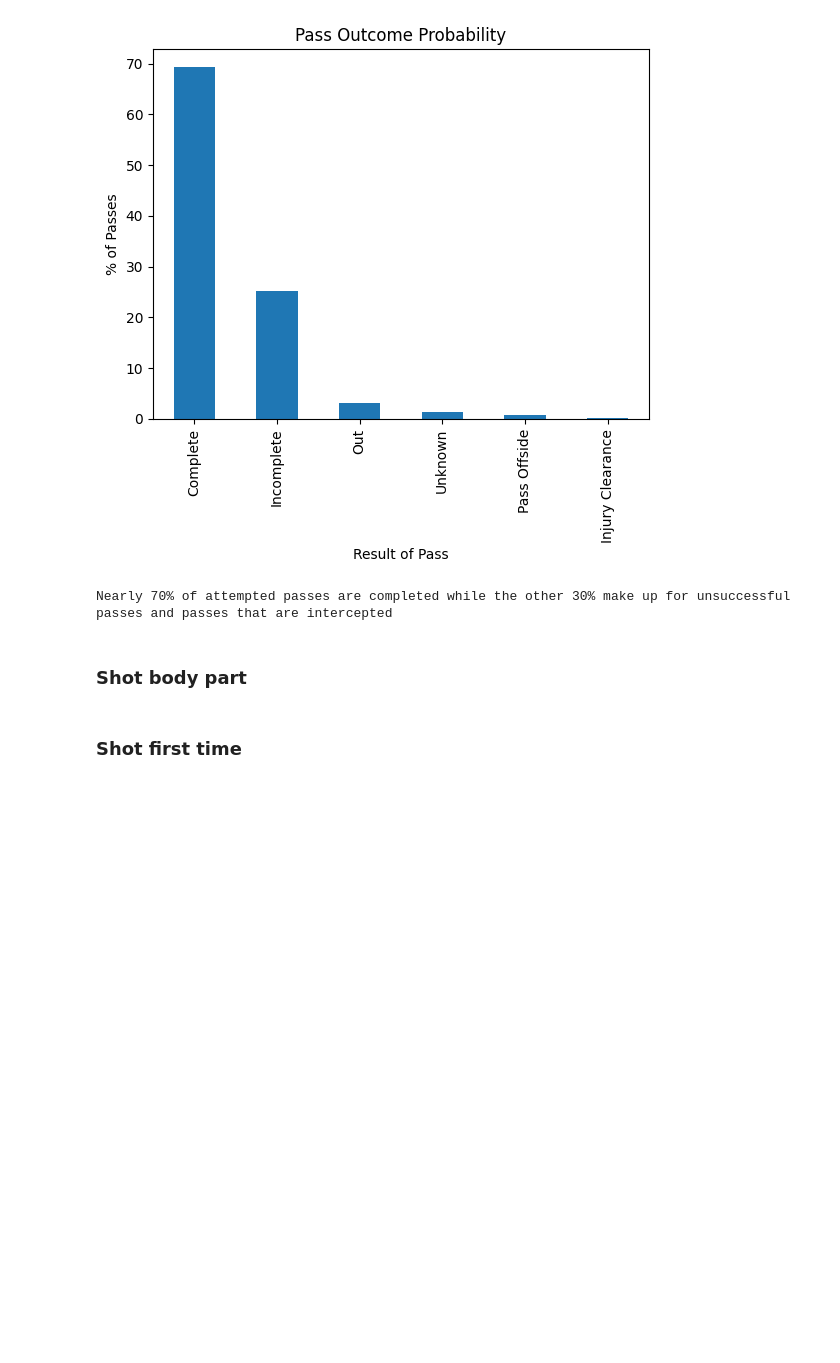
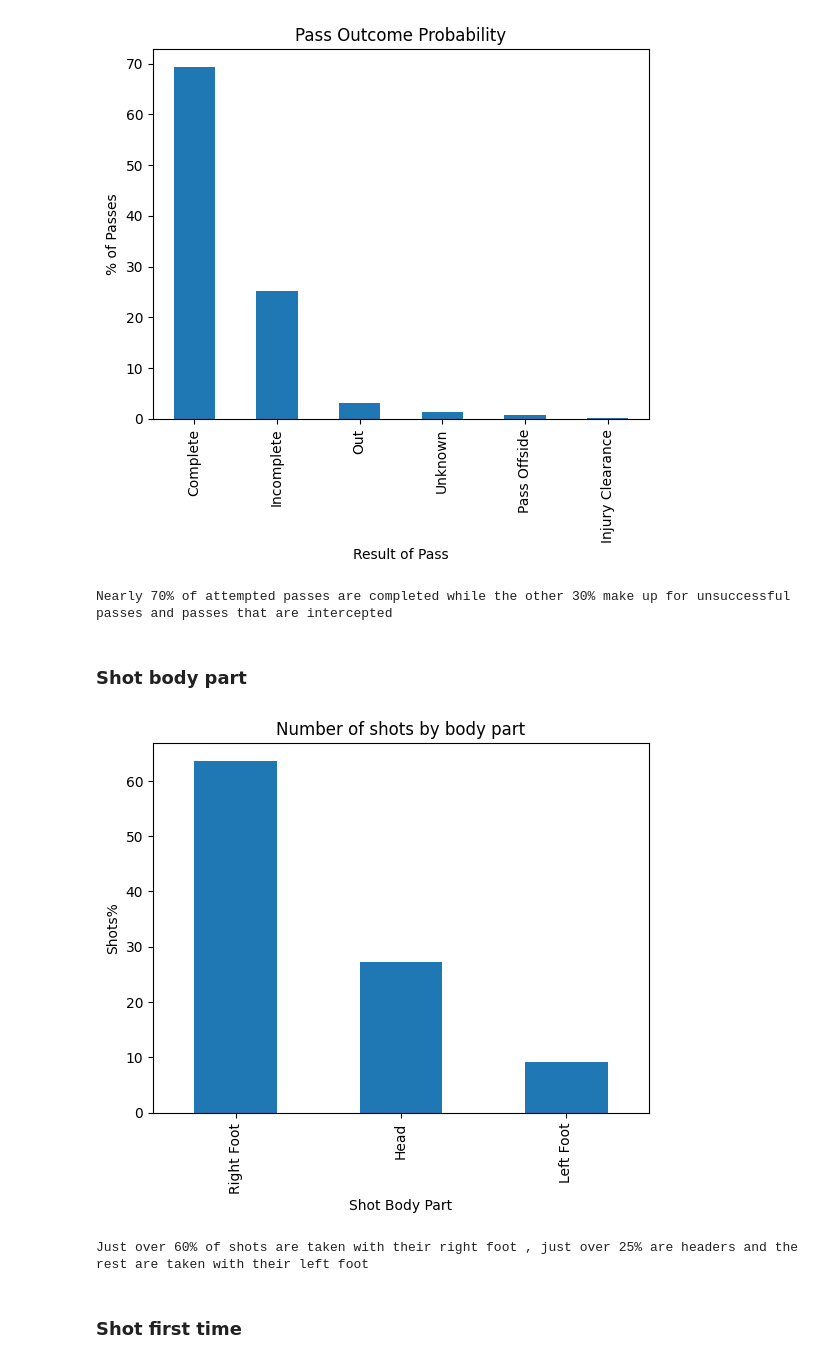
Before and after one commit to NojusMat/DataScience_CA2, a Jupyter notebook: NojusMatuseviciusDAProject.ipynb, the cells around one changed output. Cells and saved outputs as stored; diff of their text form; code cells hidden in the pictures; blank space fills up the shorter version.

```diff
--- a/NojusMatuseviciusDAProject.ipynb
+++ b/NojusMatuseviciusDAProject.ipynb
@@ -331,6 +345,22 @@ Nearly 70% of attempted passes are completed while the other 30% make up for uns
 # %% [markdown]
 
 ### Shot body part
+# %%
+#________________________________________Shot body part_______________________________________________________
+
+#Filtering the N/A out for dueling outcome
+filtered_Shot_Body_Part = data[data['shot_body_part'] != 'N/A']
+# Calculate the percentage of each pass outcome probability.
+shot_Body_Part_Percentage = filtered_Shot_Body_Part['shot_body_part'].value_counts(normalize=True)*100
+shot_Body_Part_Percentage.plot.bar()
+plt.title("Number of shots by body part")
+plt.xlabel("Shot Body Part")
+plt.ylabel("Shots%")
+plt.show() #Show the plot
+print("Just over 60% of shots are taken with their right foot , just over 25% are headers and the rest are taken with their left foot")
+# %% [output]
+[figure, added]
+Just over 60% of shots are taken with their right foot , just over 25% are headers and the rest are taken with their left foot
 # %% [markdown]
 
 ### Shot first time
```
Also changed, not shown: parts of 9 cells of this notebook, 1 other file.
